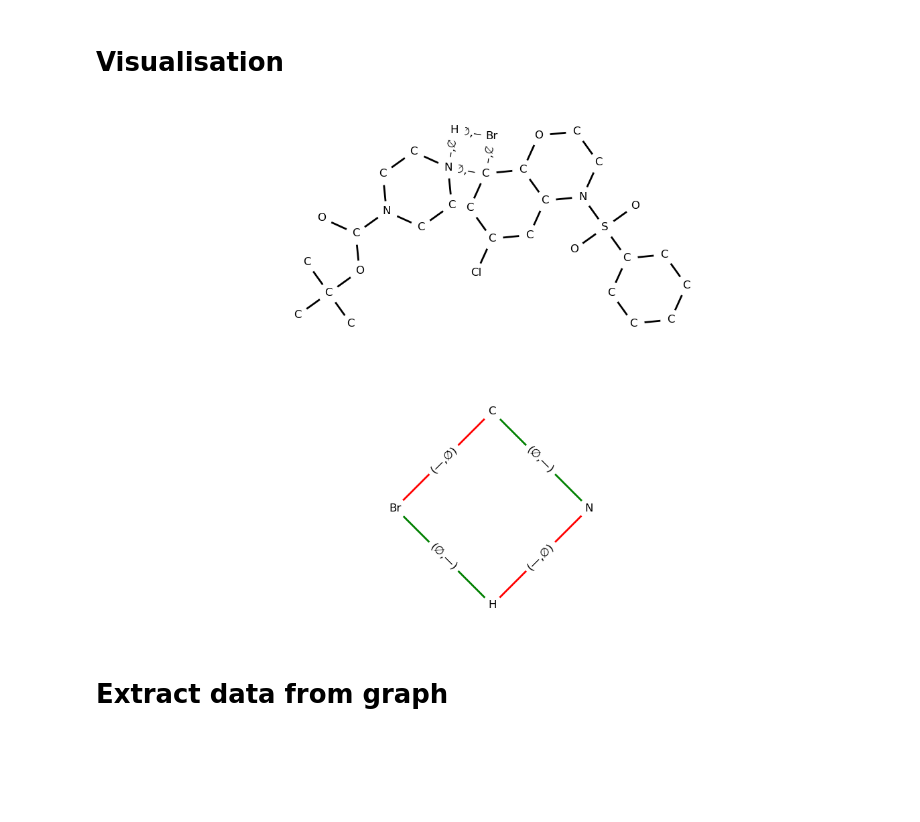
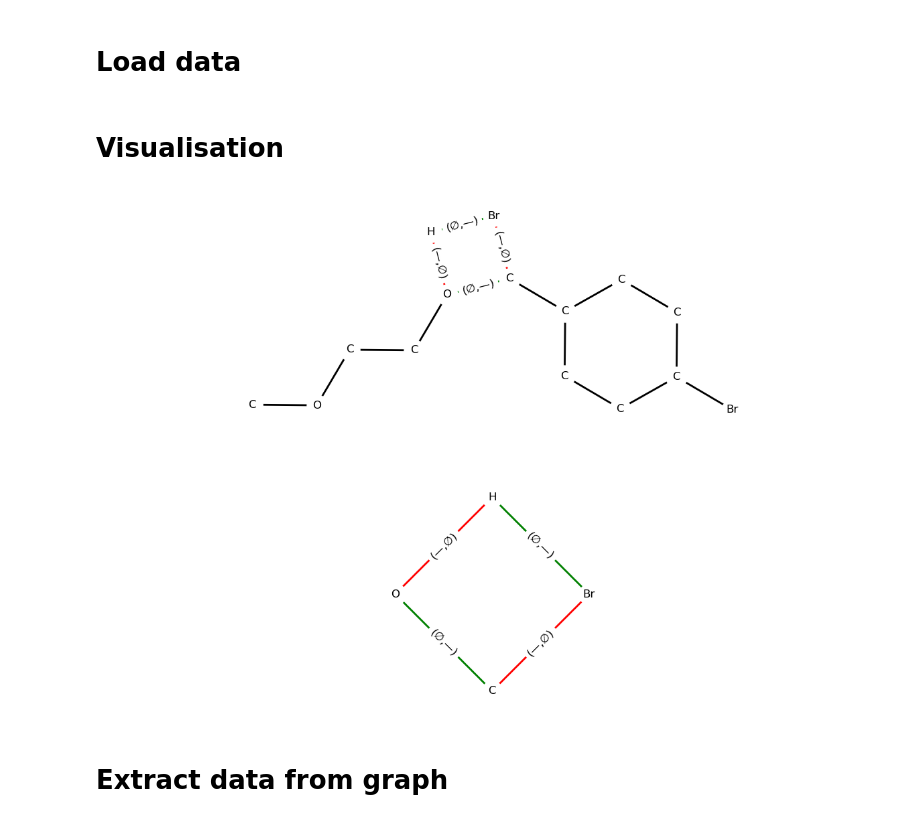
Before and after one commit to sl0wl1/graph_theory_university, a Jupyter notebook: visualize_graphs.ipynb, the cells around one changed output. Saved outputs shown, nothing was run; the diff lists cells and outputs as text; code cells hidden in the pictures; blank space fills up the shorter version.

```diff
--- a/visualize_graphs.ipynb
+++ b/visualize_graphs.ipynb
@@ -5,3 +5,5 @@ from synutility.SynVis.graph_visualizer import GraphVisualizer
 
 from src.rc_extract import get_rc_do_not_use, get_rc_updated
 from src.add_combined_node_attributes import combine_charge_element_to_node
+# %% [markdown]
+# Load data
@@ -8,14 +12,13 @@ from src.add_combined_node_attributes import combine_charge_element_to_node
 # %% [markdown]
 # Visualisation
 # %%
-data = load_from_pickle("data/ITS_graphs.pkl.gz")
 fig, ax = plt.subplots(2, 1, figsize=(15, 10))
-reactioncenter = get_rc_do_not_use(data[0]["ITS"])
+reactioncenter = get_rc_do_not_use(data[1]["ITS"])
 vis = GraphVisualizer()
-vis.plot_its(data[0]["ITS"], ax[0], use_edge_color=True)
+vis.plot_its(data[1]["ITS"], ax[0], use_edge_color=True)
 vis.plot_its(reactioncenter, ax[1], use_edge_color=True)
 # %% [output]
-[figure, old version]
+[figure, new version]
 # %% [markdown]
 # Extract data from graph
 # %%
```
Also changed, not shown: parts of 1 cell of this notebook.
